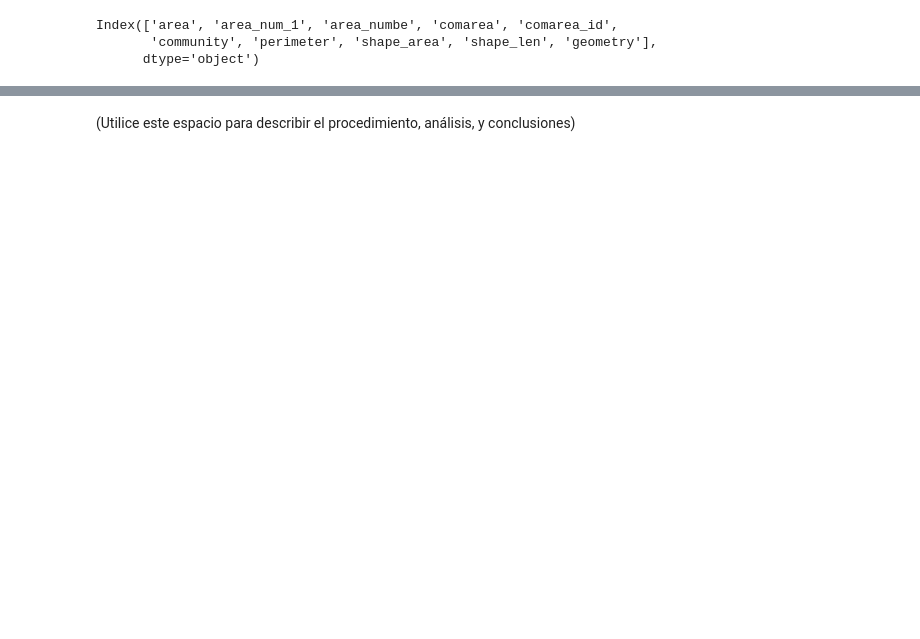
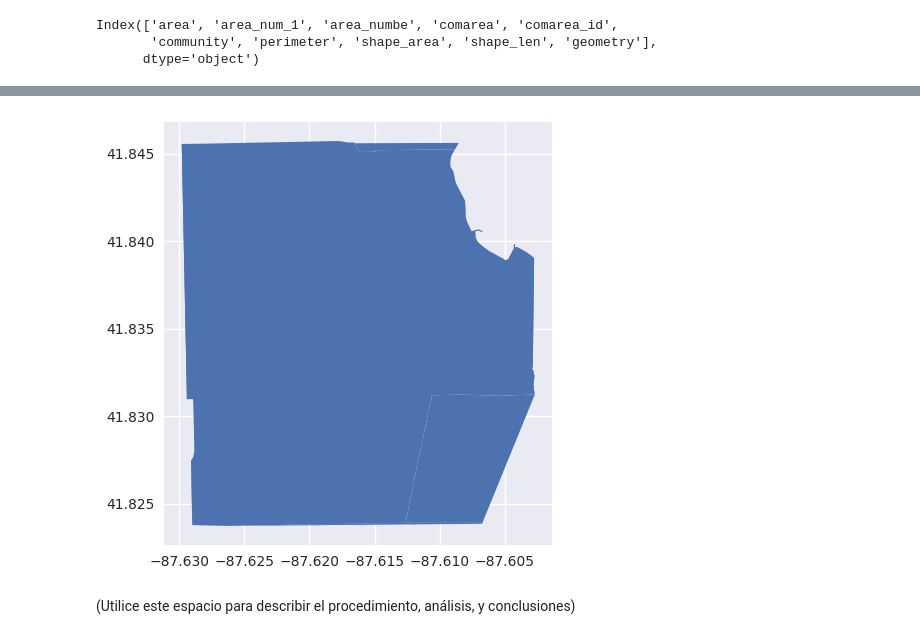
Before and after one commit to DanielEMontero/MIAD_ANS_202514, a Jupyter notebook: Semana 7/RonySolve_S7_LC_Taller_Geograficos_KDE.ipynb, the cells around one changed output, grey strips where cells are left out. Saved outputs shown, nothing was run; the diff lists cells and outputs as text; code cells hidden in the pictures; blank space fills up the shorter version.

```diff
--- a/Semana 7/RonySolve_S7_LC_Taller_Geograficos_KDE.ipynb
+++ b/Semana 7/RonySolve_S7_LC_Taller_Geograficos_KDE.ipynb
@@ -440,4 +440,4 @@ El objetivo de este punto es encontrar posibles correlaciones  entre el crimen y
 # %%
 # Utilice este espacio para escribir el código.
-fp = get_data("chicago")
-osm = OSM(fp)
+fp = get_data("chicago", directory=str(data), update=True)
+osm = OSM(fp, bounding_box=list(chicago_area_df.geometry.iloc[0].bounds))
@@ -451,0 +486,10 @@ Index(['area', 'area_num_1', 'area_numbe', 'comarea', 'comarea_id',
+# %%
+the_loop_boundary = osm.get_boundaries(
+    custom_filter={"landuse": ["retail"]}
+)
+
+# Visualiza para confirmar que es el área correcta
+the_loop_boundary.plot()
+plt.show()
+# %% [output]
+[figure, added]
```
Also changed, not shown: parts of 14 cells of this notebook.
